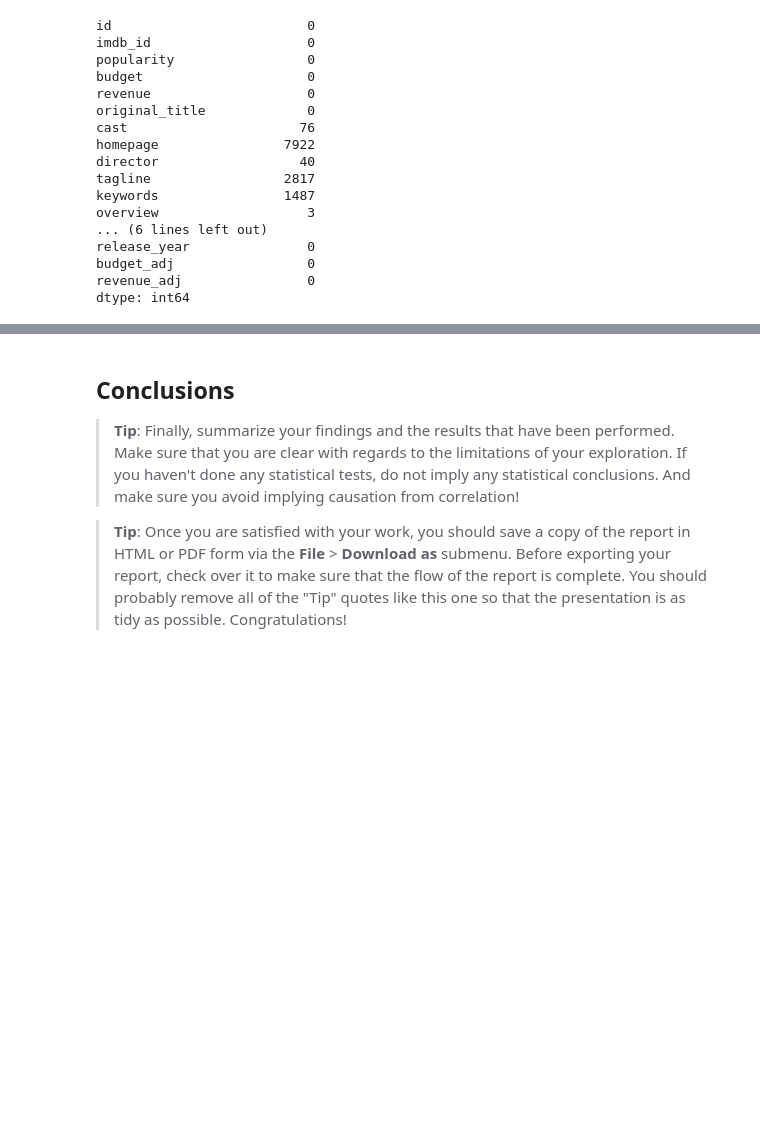
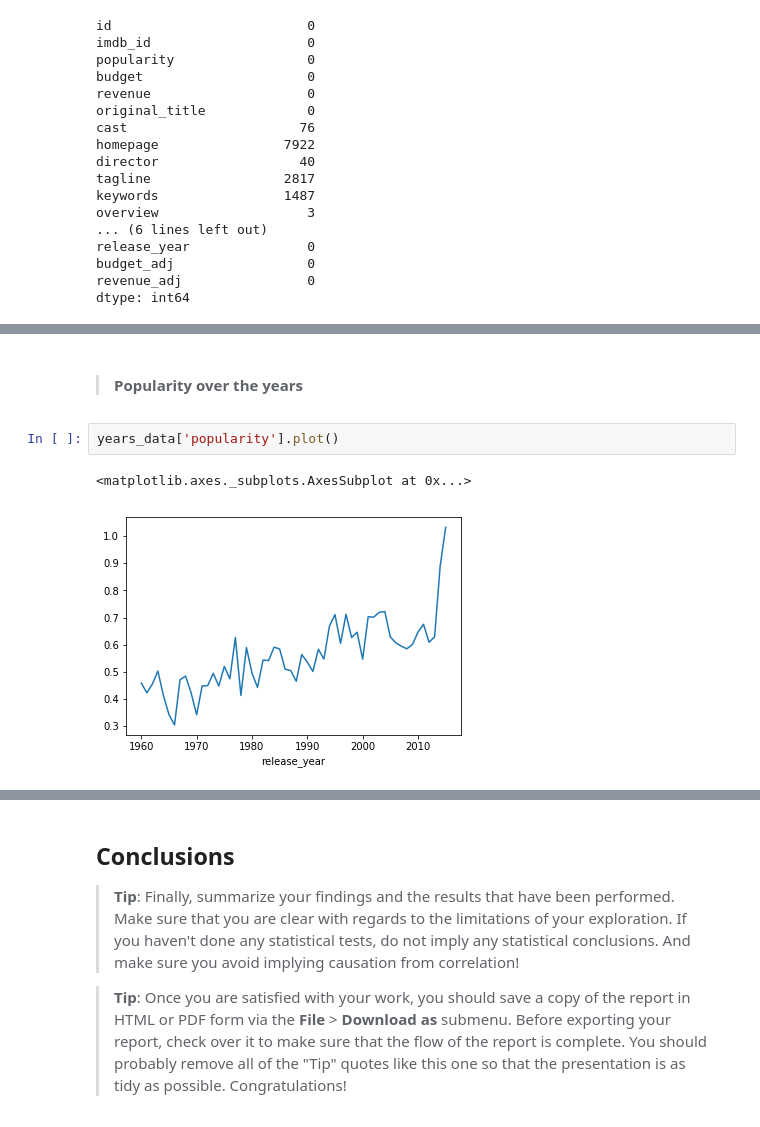
Before and after one commit to AnishReddyRavula/Investigating-Movie-DataBase, a Jupyter notebook: Investigation.ipynb, the cells around one changed output, grey strips where cells are left out. Cells and saved outputs as stored; diff of their text form; blank space fills up the shorter version.

```diff
--- a/Investigation.ipynb
+++ b/Investigation.ipynb
@@ -130,0 +184,7 @@ dtype: int64
+# %% [markdown]
+>#### Popularity over the years
+# %%
+years_data['popularity'].plot()
+# %% [output]
+<matplotlib.axes._subplots.AxesSubplot at 0x...>
+[figure, added]
```
Also changed, not shown: parts of 36 cells of this notebook.
